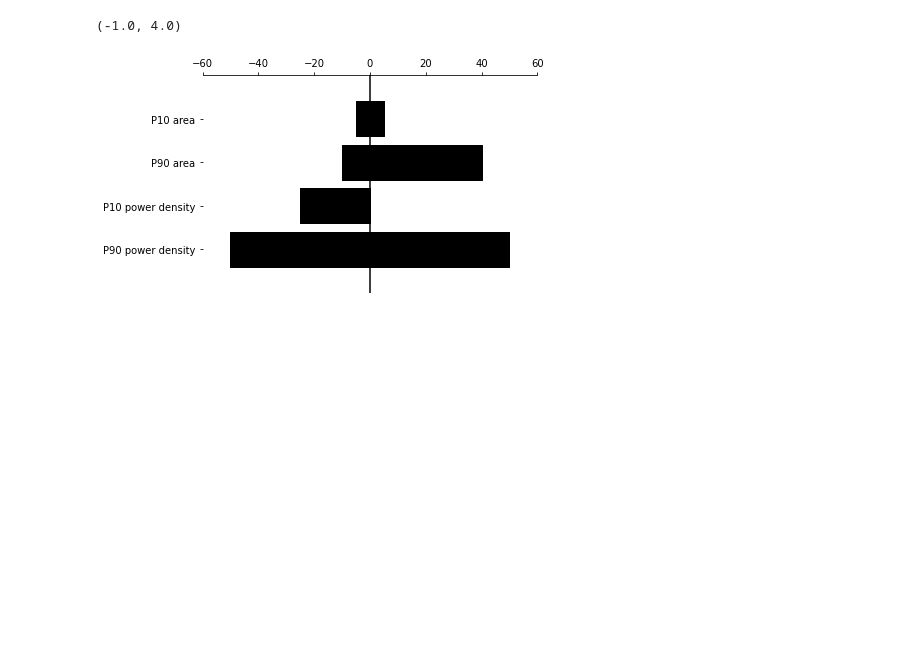
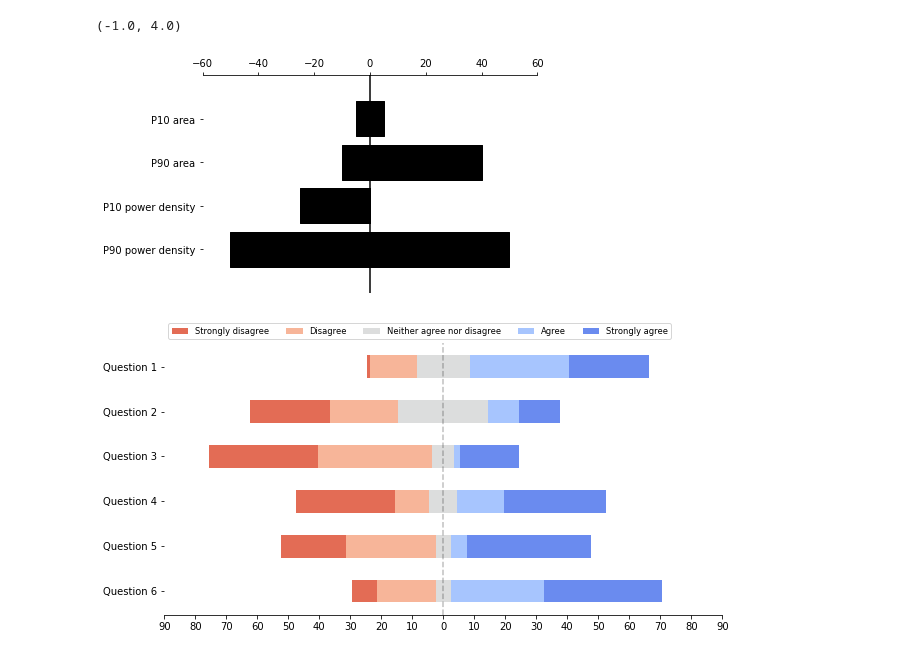
Before and after one commit to Geothermal-Resource-Capacity/Power-Density, a Jupyter notebook: notebooks/Explore_method.ipynb, the cells around one changed output. Drawn from its saved outputs; the diff is of its cells as text; code cells hidden in the pictures; blank space fills up the shorter version.

Commit message:
Add second tornado chart method from s-overflow for ref

```diff
--- a/notebooks/Explore_method.ipynb
+++ b/notebooks/Explore_method.ipynb
@@ -244,3 +249,80 @@ plt.ylim(-1, len(variables))
 # %% [output]
 (-1.0, 4.0)
 [figure]
+# %%
+# adapted from https://stackoverflow.com/questions/32132773/a-tornado-chart-and-p10-p90-in-python-matplotlib
+
+category_names = ['Strongly disagree', 'Disagree',
+                  'Neither agree nor disagree', 'Agree', 'Strongly agree']
+results = {
+    'Question 1': [1, 15, 17, 32, 26],
+    'Question 2': [26, 22, 29, 10, 13],
+    'Question 3': [35, 37, 7, 2, 19],
+    'Question 4': [32, 11, 9, 15, 33],
+    'Question 5': [21, 29, 5, 5, 40],
+    'Question 6': [8, 19, 5, 30, 38]
+}
+
+
+def survey(results, category_names):
+    """
+    Parameters
+    ----------
+    results : dict
+        A mapping from question labels to a list of answers per category.
+        It is assumed all lists contain the same number of entries and that
+        it matches the length of *category_names*. The order is assumed
+        to be from 'Strongly disagree' to 'Strongly aisagree'
+    category_names : list of str
+        The category labels.
+    """
+
+    labels = list(results.keys())
+    data = np.array(list(results.values()))
+    data_cum = data.cumsum(axis=1)
+    middle_index = data.shape[1]//2
+    offsets = data[:, range(middle_index)].sum(axis=1) + data[:, middle_index]/2
+
+    # Color Mapping
+    category_colors = plt.get_cmap('coolwarm_r')(
+        np.linspace(0.15, 0.85, data.shape[1]))
+
+    fig, ax = plt.subplots(figsize=(10, 5))
+
+    # Plot Bars
+    for i, (colname, color) in enumerate(zip(category_names, category_colors)):
+        widths = data[:, i]
+        starts = data_cum[:, i] - widths - offsets
+        rects = ax.barh(labels, widths, left=starts, height=0.5,
+                        label=colname, color=color)
+
+    # Add Zero Reference Line
+    ax.axvline(0, linestyle='--', color='black', alpha=.25)
+
+    # X Axis
+    ax.set_xlim(-90, 90)
+    ax.set_xticks(np.arange(-90, 91, 10))
+    ax.xaxis.set_major_formatter(lambda x, pos: str(abs(int(x))))
+
+    # Y Axis
+    ax.invert_yaxis()
+
+    # Remove spines
+    ax.spines['right'].set_visible(False)
+    ax.spines['top'].set_visible(False)
+    ax.spines['left'].set_visible(False)
+
+    # Ledgend
+    ax.legend(ncol=len(category_names), bbox_to_anchor=(0, 1),
+              loc='lower left', fontsize='small')
+
+    # Set Background Color
+    fig.set_facecolor('#FFFFFF')
+
+    return fig, ax
+
+
+fig, ax = survey(results, category_names)
+plt.show()
+# %% [output]
+[figure, added]
```
Also changed, not shown: parts of 1 cell of this notebook.
